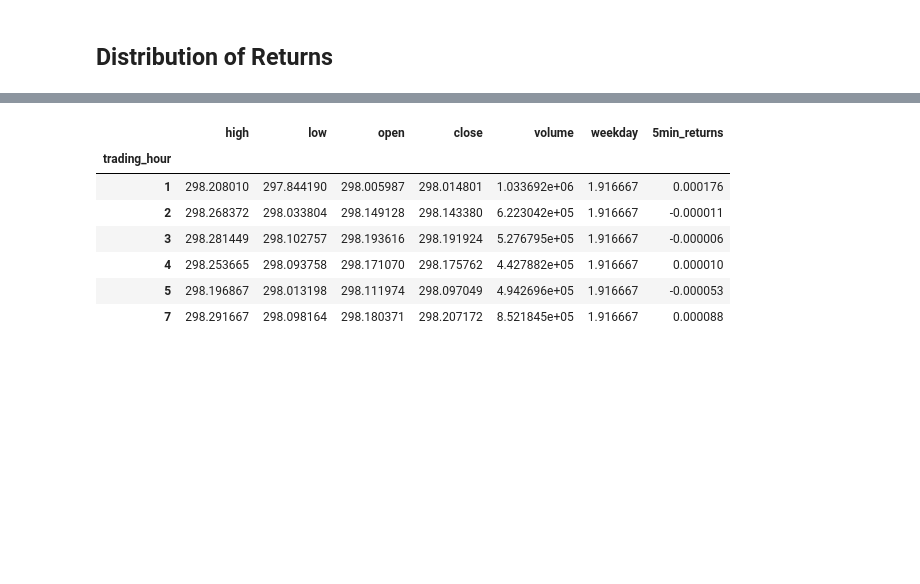
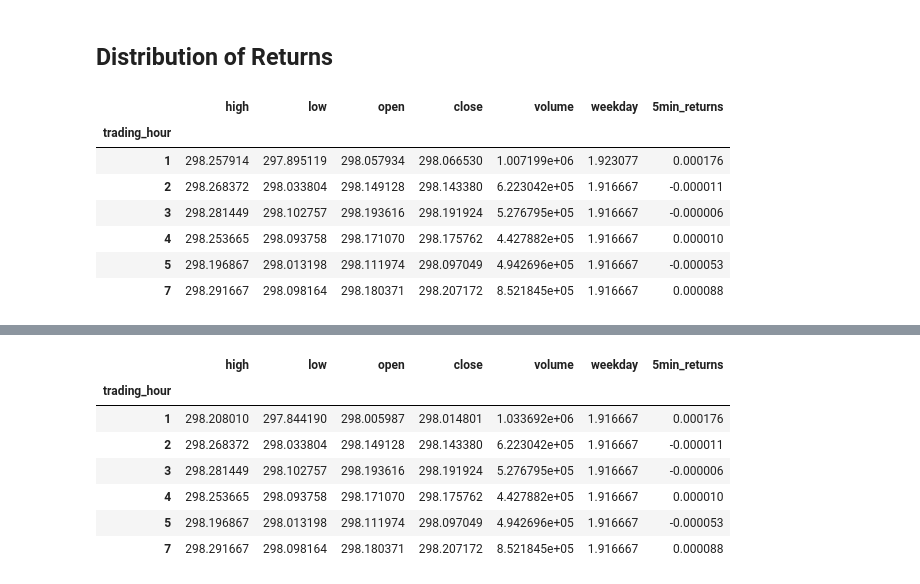
Before and after one commit to JTMachen/Project_1, a Jupyter notebook: brent-5_min_intervals.ipynb, the cells around one changed output, grey strips where cells are left out. Drawn from its saved outputs; the diff is of its cells as text; code cells hidden in the pictures; blank space fills up the shorter version.

```diff
--- a/brent-5_min_intervals.ipynb
+++ b/brent-5_min_intervals.ipynb
@@ -246,0 +256,13 @@ spy_cleaned_df
+# %%
+pop_mean = pop_df.groupby('trading_hour').mean()
+
+pop_mean
+# %% [output]
+|  | high | low | open | close | volume | weekday | 5min_returns |
+| trading_hour |  |  |  |  |  |  |  |
+| 1 | 298.257914 | 297.895119 | 298.057934 | 298.066530 | 1.007199e+06 | 1.923077 | 0.000176 |
+| 2 | 298.268372 | 298.033804 | 298.149128 | 298.143380 | 6.223042e+05 | 1.916667 | -0.000011 |
+| 3 | 298.281449 | 298.102757 | 298.193616 | 298.191924 | 5.276795e+05 | 1.916667 | -0.000006 |
+| 4 | 298.253665 | 298.093758 | 298.171070 | 298.175762 | 4.427882e+05 | 1.916667 | 0.000010 |
+| 5 | 298.196867 | 298.013198 | 298.111974 | 298.097049 | 4.942696e+05 | 1.916667 | -0.000053 |
+| 7 | 298.291667 | 298.098164 | 298.180371 | 298.207172 | 8.521845e+05 | 1.916667 | 0.000088 |
```
Also changed, not shown: parts of 14 cells of this notebook.
